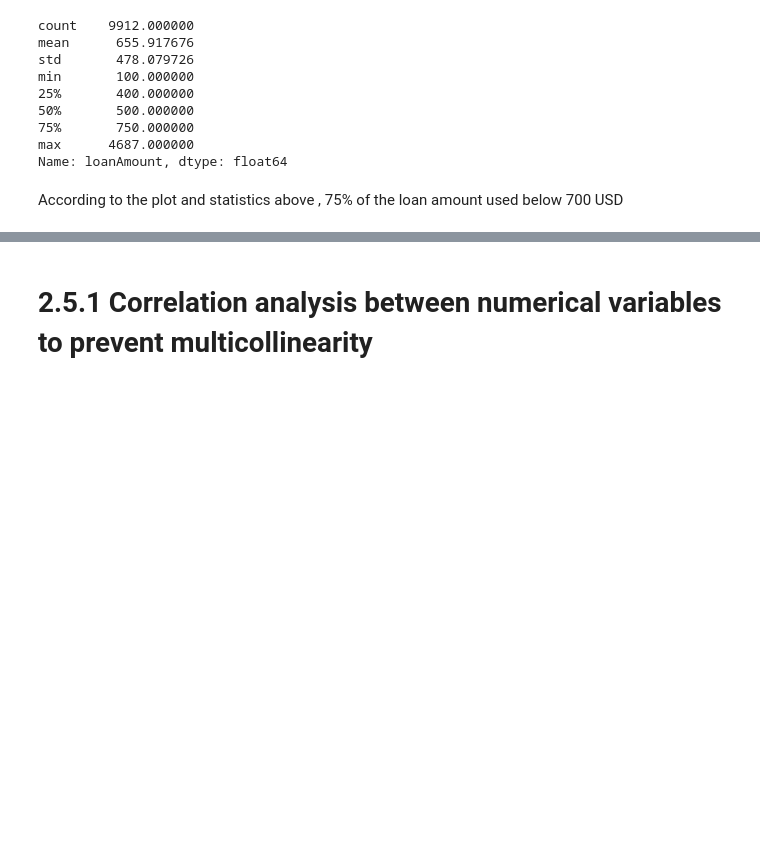
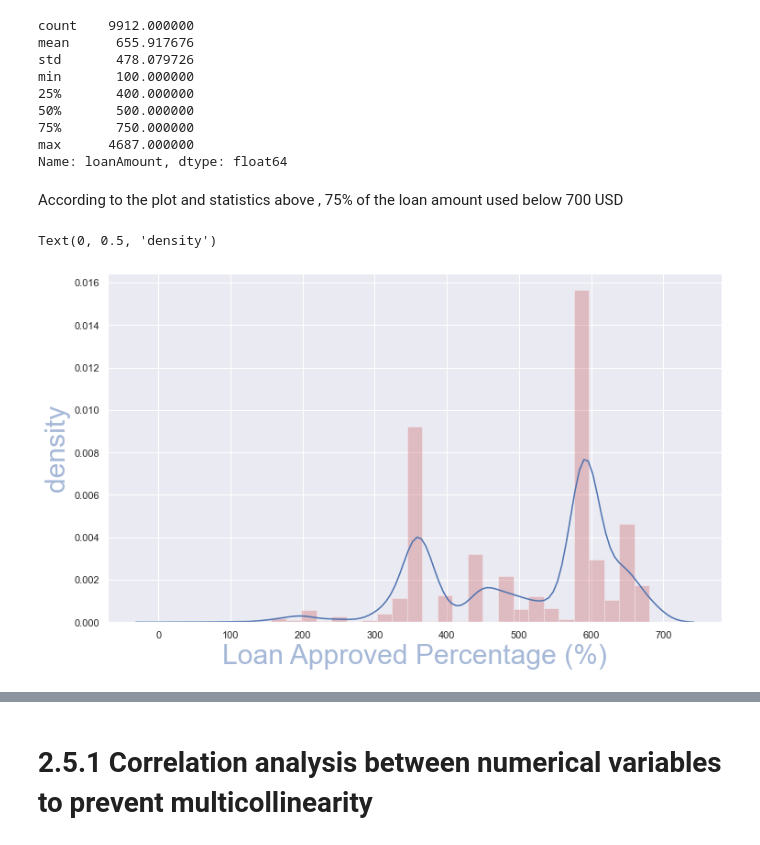
Before and after one commit to laichunkit0903/LoanRepaymentPrediction, a Jupyter notebook: Loan Repayment Prediction.ipynb, the cells around one changed output, grey strips where cells are left out. Saved outputs shown, nothing was run; the diff lists cells and outputs as text; code cells hidden in the pictures; blank space fills up the shorter version.

```diff
--- a/Loan Repayment Prediction.ipynb
+++ b/Loan Repayment Prediction.ipynb
@@ -411,3 +400,14 @@ max      4687.000000
 Name: loanAmount, dtype: float64
 # %% [markdown]
 According to the plot and statistics above , 75% of the loan amount used below 700 USD
+# %%
+######################## Density Plot for loann Approve Percentage #####################
+sns.set(color_codes=True)
+plot = sns.distplot(loan_funded_uniqe['apr'],
+hist_kws={"color":"r","alpha":0.3,"label":"Frequency"});
+plot.figure.set_size_inches(12,7)
+plot.set_xlabel('Loan Approved Percentage (%)',size = 30,color="b",alpha=0.5)
+plot.set_ylabel("density",size = 30,color="b",alpha=0.5)
+# %% [output]
+Text(0, 0.5, 'density')
+[figure, added]
```
Also changed, not shown: parts of 41 cells of this notebook.
